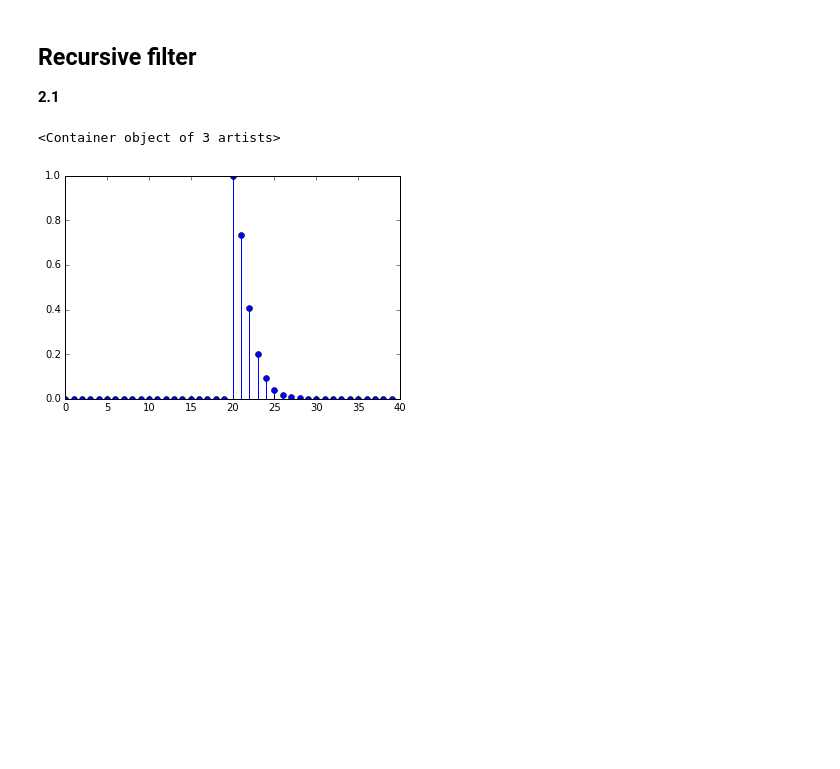
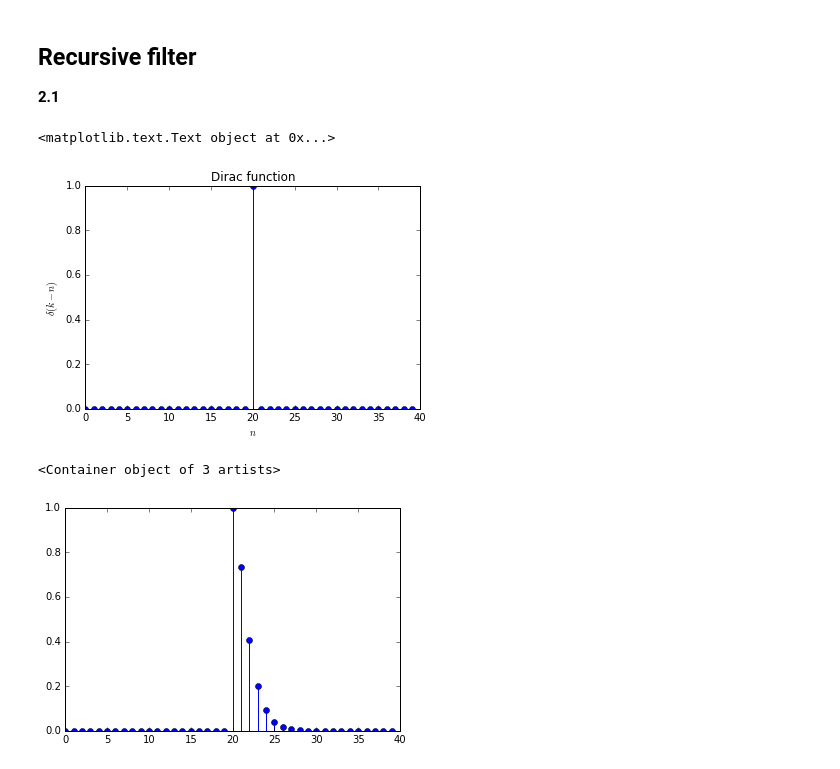
Before and after one commit to nayeem78/DSP-TP-1617, a Jupyter notebook: Lab6-7/python/Lab67.ipynb, the cells around one changed output. Saved outputs shown, nothing was run; the diff lists cells and outputs as text; code cells hidden in the pictures; blank space fills up the shorter version.

```diff
--- a/Lab6-7/python/Lab67.ipynb
+++ b/Lab6-7/python/Lab67.ipynb
@@ -341,5 +272,27 @@ run()
 ## Recursive filter
 
 **2.1**
+# %%
+
+def dirac(n=0, N=40):
+    # Check that the parameter are valid
+    if n > N - 1:
+        raise ValueError('n should be inferior to N-1')
+
+    # Create the array
+    x = np.zeros((N, ))
+    # Place the dirac
+    x[n] = 1
+
+    return x
+
+x=dirac(20)
+plt.stem(x)
+plt.xlabel(r'$n$')
+plt.ylabel(r'$\delta(k-n)$')
+plt.title('Dirac function')
+# %% [output]
+<matplotlib.text.Text object at 0x...>
+[figure, added]
 # %%
 
```
Also changed, not shown: parts of 5 cells of this notebook.
